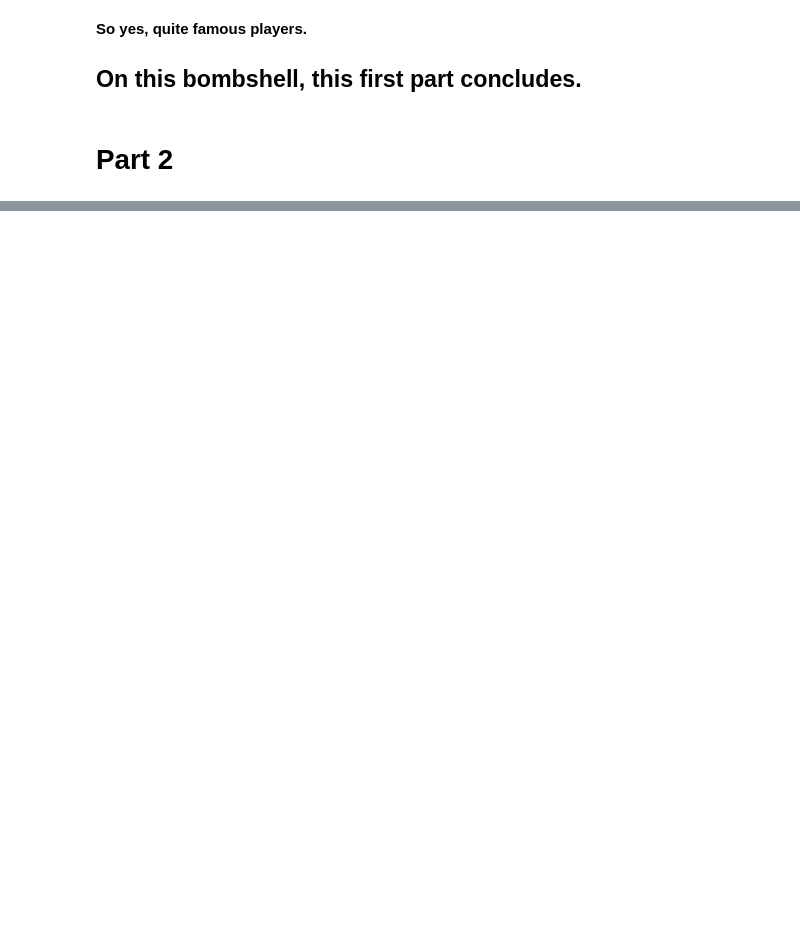
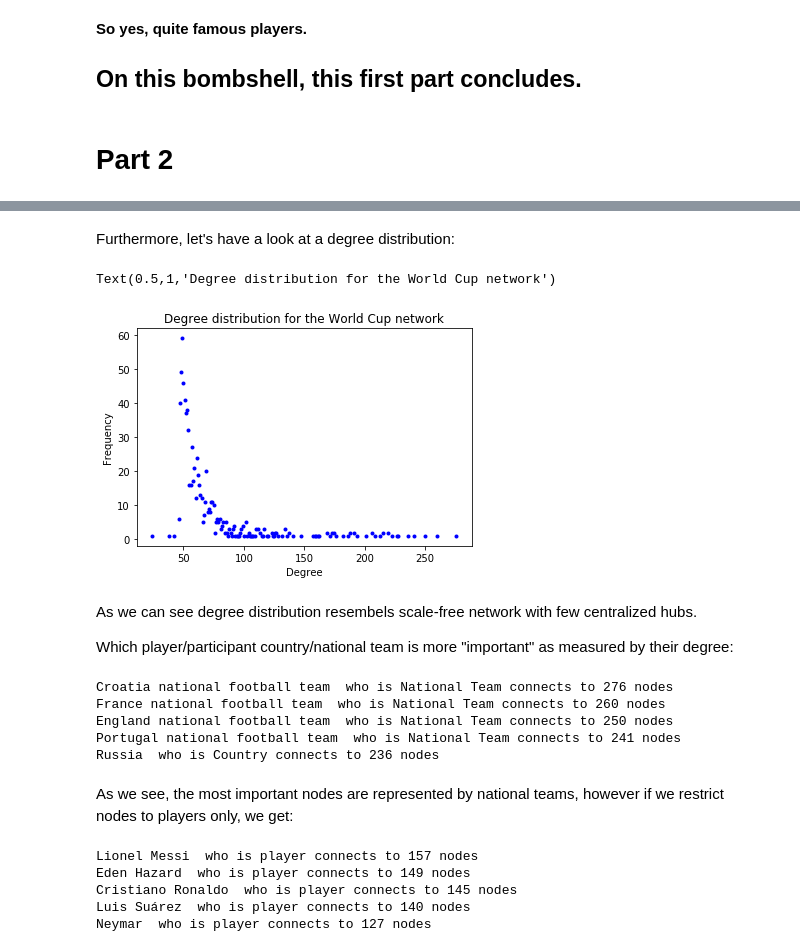
Before and after one commit to ProjectNTDS/Network_World_Cup_Analysis, a Jupyter notebook: Analysis.ipynb, the cells around one changed output, grey strips where cells are left out. Cells and saved outputs as stored; diff of their text form; code cells hidden in the pictures; blank space fills up the shorter version.

```diff
--- a/Analysis.ipynb
+++ b/Analysis.ipynb
@@ -297,0 +457,50 @@ All_Nodes.iloc[[300, 455, 470, 506], :]
+# %% [markdown]
+Furthermore, let's have a look at a degree distribution:
+# %%
+degree_seq = [d[1] for d in sorted_degree]
+degreeCount = collections.Counter(degree_seq)
+degreeCount = pd.DataFrame.from_dict( degreeCount, orient='index').reset_index()
+fig = plt.figure()
+ax = plt.gca()
+ax.plot(degreeCount['index'], degreeCount[0], 'o', c='blue', markeredgecolor='none', markersize= 4)
+plt.ylabel('Frequency')
+plt.xlabel('Degree')
+plt.title('Degree distribution for the World Cup network')
+# %% [output]
+Text(0.5,1,'Degree distribution for the World Cup network')
+[figure, added]
+# %% [markdown]
+As we can see degree distribution resembels scale-free network with few centralized hubs.
+
+Which player/participant country/national team is more "important" as measured by their degree:
+# %%
+degrees = dict(G_n.degree(G_n.nodes()))
+sorted_degree = sorted(degrees.items(), key=itemgetter(1), reverse=True)
+
+# And the top 5 most popular quakers are..
+for nodes, degree in sorted_degree[:5]:
+    print(nodes, ' who is', G_n.node[nodes]['Category'], 'connects to', degree, 'nodes')
+# %% [output]
+Croatia national football team  who is National Team connects to 276 nodes
+France national football team  who is National Team connects to 260 nodes
+England national football team  who is National Team connects to 250 nodes
+Portugal national football team  who is National Team connects to 241 nodes
+Russia  who is Country connects to 236 nodes
+# %% [markdown]
+As we see, the most important nodes are represented by national teams, however if we restrict nodes to players only, we get:
+# %%
+player_nodes = [x for x,y in G_n.nodes(data=True) if y['Category']=='player']
+player_Graph = G_n.subgraph(player_nodes)
+
+degrees = dict(player_Graph.degree(player_Graph.nodes()))
+sorted_degree = sorted(degrees.items(), key=itemgetter(1), reverse=True)
+
+# And the top 5 most popular quakers are..
+for nodes, degree in sorted_degree[:5]:
+    print(nodes, ' who is', G_n.node[nodes]['Category'], 'connects to', degree, 'nodes')
+# %% [output]
+Lionel Messi  who is player connects to 157 nodes
+Eden Hazard  who is player connects to 149 nodes
+Cristiano Ronaldo  who is player connects to 145 nodes
+Luis Suárez  who is player connects to 140 nodes
+Neymar  who is player connects to 127 nodes
```
Also changed, not shown: parts of 54 cells of this notebook, 2 other files.
